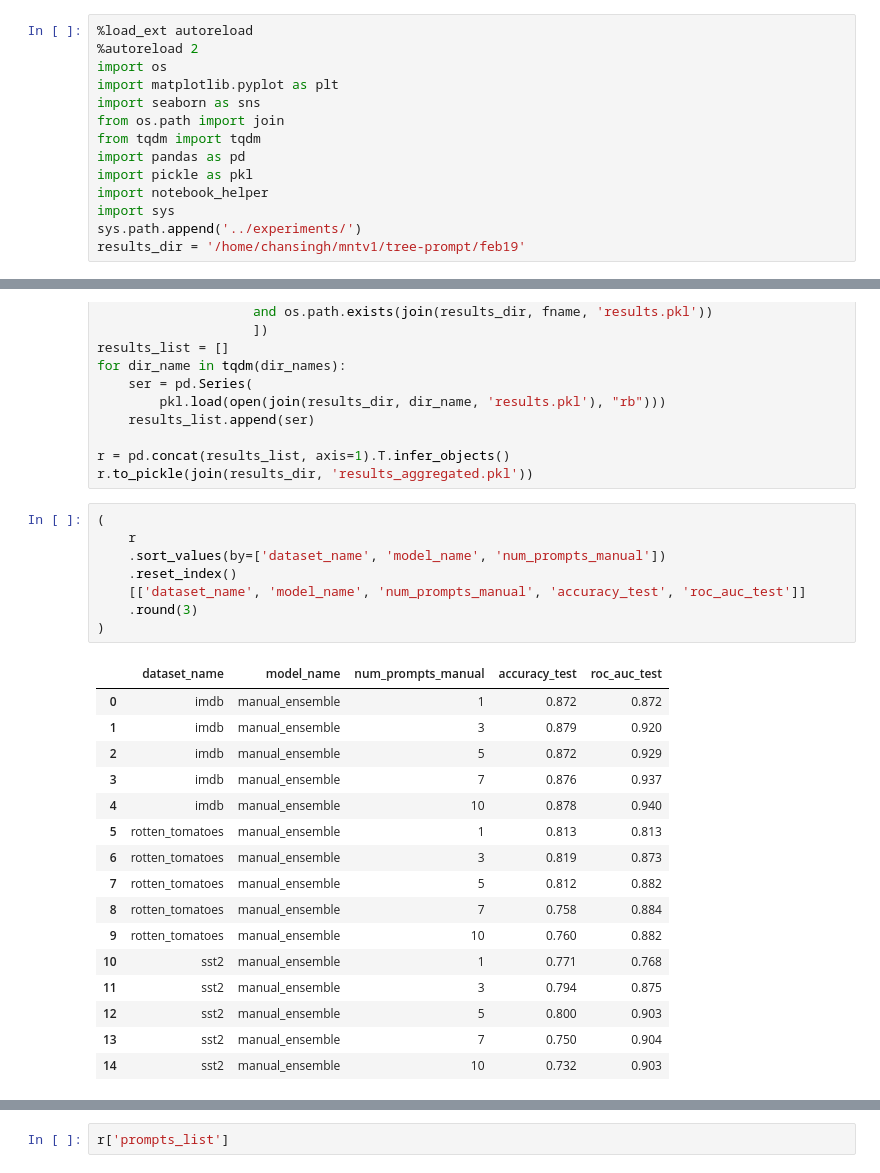
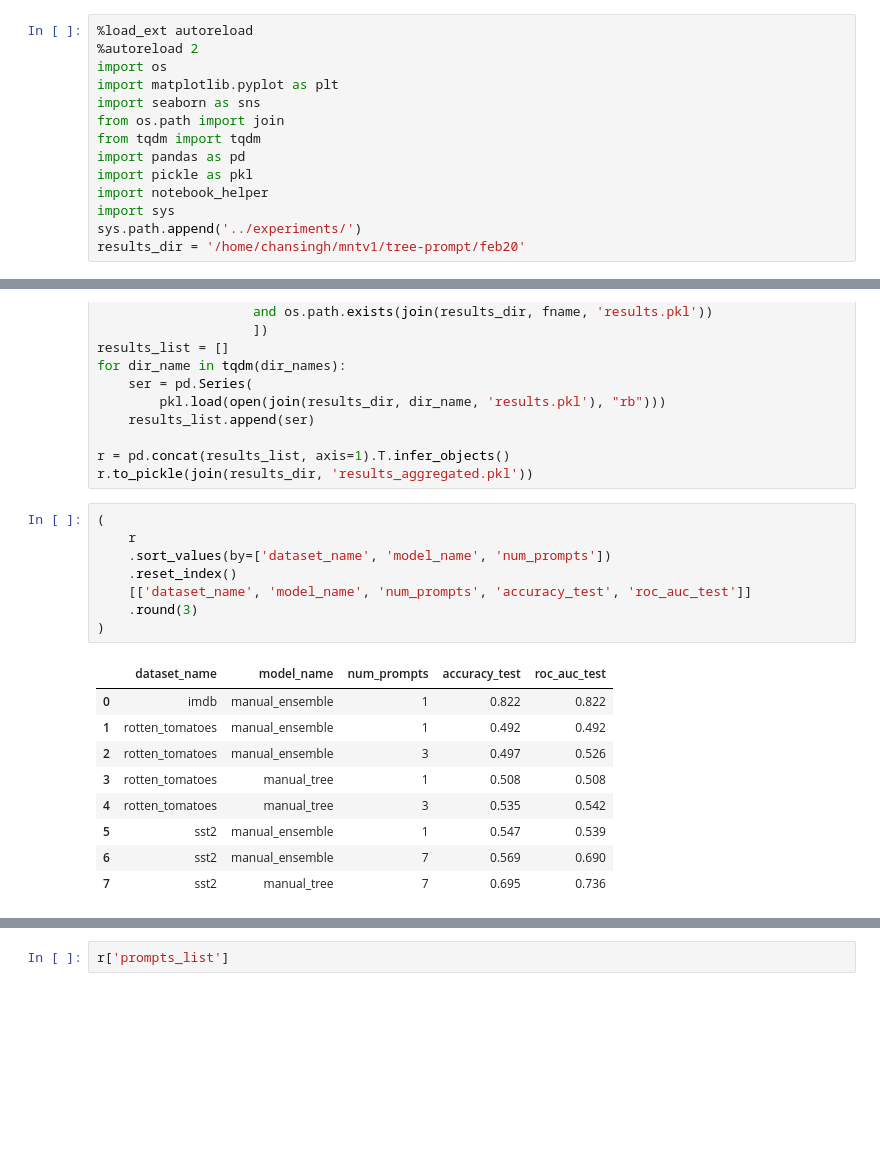
Before and after one commit to csinva/tree-prompt, a Jupyter notebook: notebooks/01_model_results.ipynb, the cells around one changed output, grey strips where cells are left out. Drawn from its saved outputs; the diff is of its cells as text; blank space fills up the shorter version.

Commit message:
add boosting model

```diff
--- a/notebooks/01_model_results.ipynb
+++ b/notebooks/01_model_results.ipynb
@@ -11,4 +11,4 @@ import pickle as pkl
 import notebook_helper
 import sys
 sys.path.append('../experiments/')
-results_dir = '/home/chansingh/mntv1/tree-prompt/feb19'
+results_dir = '/home/chansingh/mntv1/tree-prompt/feb20'
@@ -31,28 +34,21 @@ r.to_pickle(join(results_dir, 'results_aggregated.pkl'))
 # %%
 (
     r
-    .sort_values(by=['dataset_name', 'model_name', 'num_prompts_manual'])
+    .sort_values(by=['dataset_name', 'model_name', 'num_prompts'])
     .reset_index()
-    [['dataset_name', 'model_name', 'num_prompts_manual', 'accuracy_test', 'roc_auc_test']]
+    [['dataset_name', 'model_name', 'num_prompts', 'accuracy_test', 'roc_auc_test']]
     .round(3)
 )
 # %% [output]
-|  | dataset_name | model_name | num_prompts_manual | accuracy_test | roc_auc_test |
-| 0 | imdb | manual_ensemble | 1 | 0.872 | 0.872 |
-| 1 | imdb | manual_ensemble | 3 | 0.879 | 0.920 |
-| 2 | imdb | manual_ensemble | 5 | 0.872 | 0.929 |
-| 3 | imdb | manual_ensemble | 7 | 0.876 | 0.937 |
-| 4 | imdb | manual_ensemble | 10 | 0.878 | 0.940 |
-| 5 | rotten_tomatoes | manual_ensemble | 1 | 0.813 | 0.813 |
-| 6 | rotten_tomatoes | manual_ensemble | 3 | 0.819 | 0.873 |
-| 7 | rotten_tomatoes | manual_ensemble | 5 | 0.812 | 0.882 |
-| 8 | rotten_tomatoes | manual_ensemble | 7 | 0.758 | 0.884 |
-| 9 | rotten_tomatoes | manual_ensemble | 10 | 0.760 | 0.882 |
-| 10 | sst2 | manual_ensemble | 1 | 0.771 | 0.768 |
-| 11 | sst2 | manual_ensemble | 3 | 0.794 | 0.875 |
-| 12 | sst2 | manual_ensemble | 5 | 0.800 | 0.903 |
-| 13 | sst2 | manual_ensemble | 7 | 0.750 | 0.904 |
-| 14 | sst2 | manual_ensemble | 10 | 0.732 | 0.903 |
+|  | dataset_name | model_name | num_prompts | accuracy_test | roc_auc_test |
+| 0 | imdb | manual_ensemble | 1 | 0.822 | 0.822 |
+| 1 | rotten_tomatoes | manual_ensemble | 1 | 0.492 | 0.492 |
+| 2 | rotten_tomatoes | manual_ensemble | 3 | 0.497 | 0.526 |
+| 3 | rotten_tomatoes | manual_tree | 1 | 0.508 | 0.508 |
+| 4 | rotten_tomatoes | manual_tree | 3 | 0.535 | 0.542 |
+| 5 | sst2 | manual_ensemble | 1 | 0.547 | 0.539 |
+| 6 | sst2 | manual_ensemble | 7 | 0.569 | 0.690 |
+| 7 | sst2 | manual_tree | 7 | 0.695 | 0.736 |
 # %%
 # fill missing args with default values from argparse
 r = notebook_helper.fill_missing_args_with_default(r, fname='01_fit.py')
```
Also changed, not shown: parts of 2 cells of this notebook, 4 other files.
